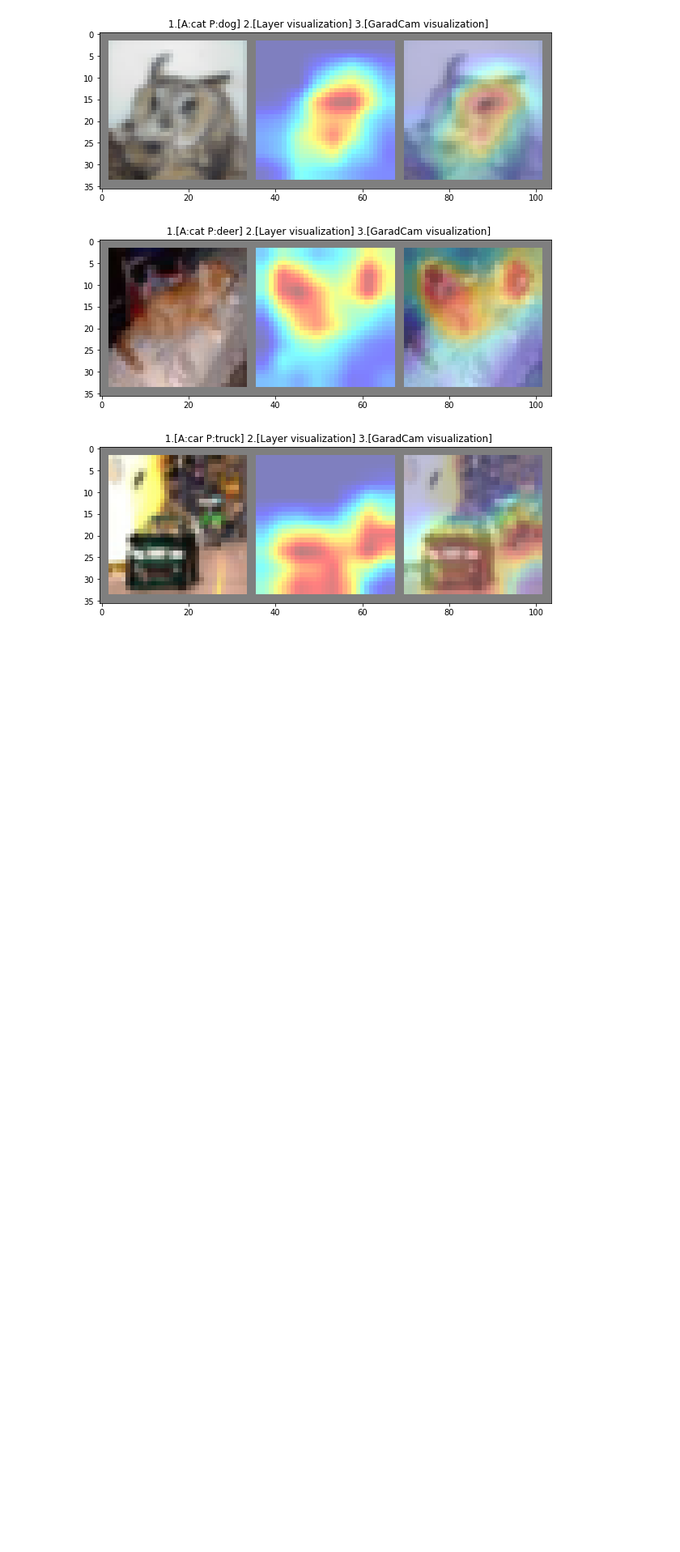
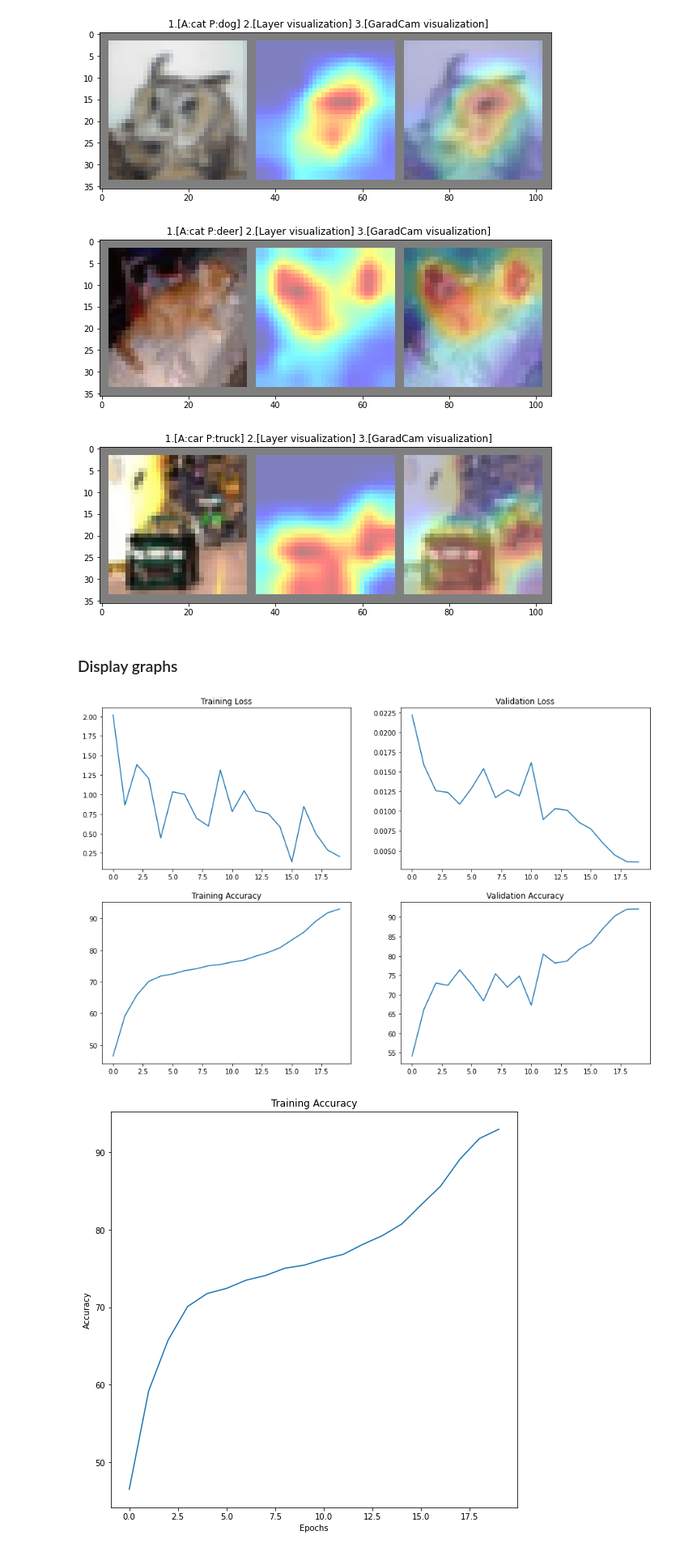
Before and after one commit to sajnanshetty/deep-learning, a Jupyter notebook: s9/eva_s9.ipynb, the cells around one changed output. Shown at 81% size. Cells and saved outputs as stored; diff of their text form; code cells hidden in the pictures; blank space fills up the shorter version.

Commit message:
update images

```diff
--- a/s9/eva_s9.ipynb
+++ b/s9/eva_s9.ipynb
@@ -252,3 +252,20 @@ for index in range(num_img):
 [figure]
 [figure]
 [figure]
+# %% [markdown]
+### Display graphs
+# %%
+plt_obj = Plot(train_max_acc, train_min_loss, test_acc, test_losses)
+# Plot all graph
+plt_obj.display_all_plot()
+#plot train accuracy graph
+plt_obj.plot_train_graph()
+#plot train loss graph
+plt_obj.plot_train_graph(plot_case="Loss")
+#plot validation accuracy graph
+plt_obj.plot_validation_graph()
+#plot validation loss graph
+plt_obj.plot_validation_graph(plot_case="Loss")
+# %% [output]
+[figure, added]
+[figure, added]
```
Also changed, not shown: parts of 5 cells of this notebook, 19 other files.
